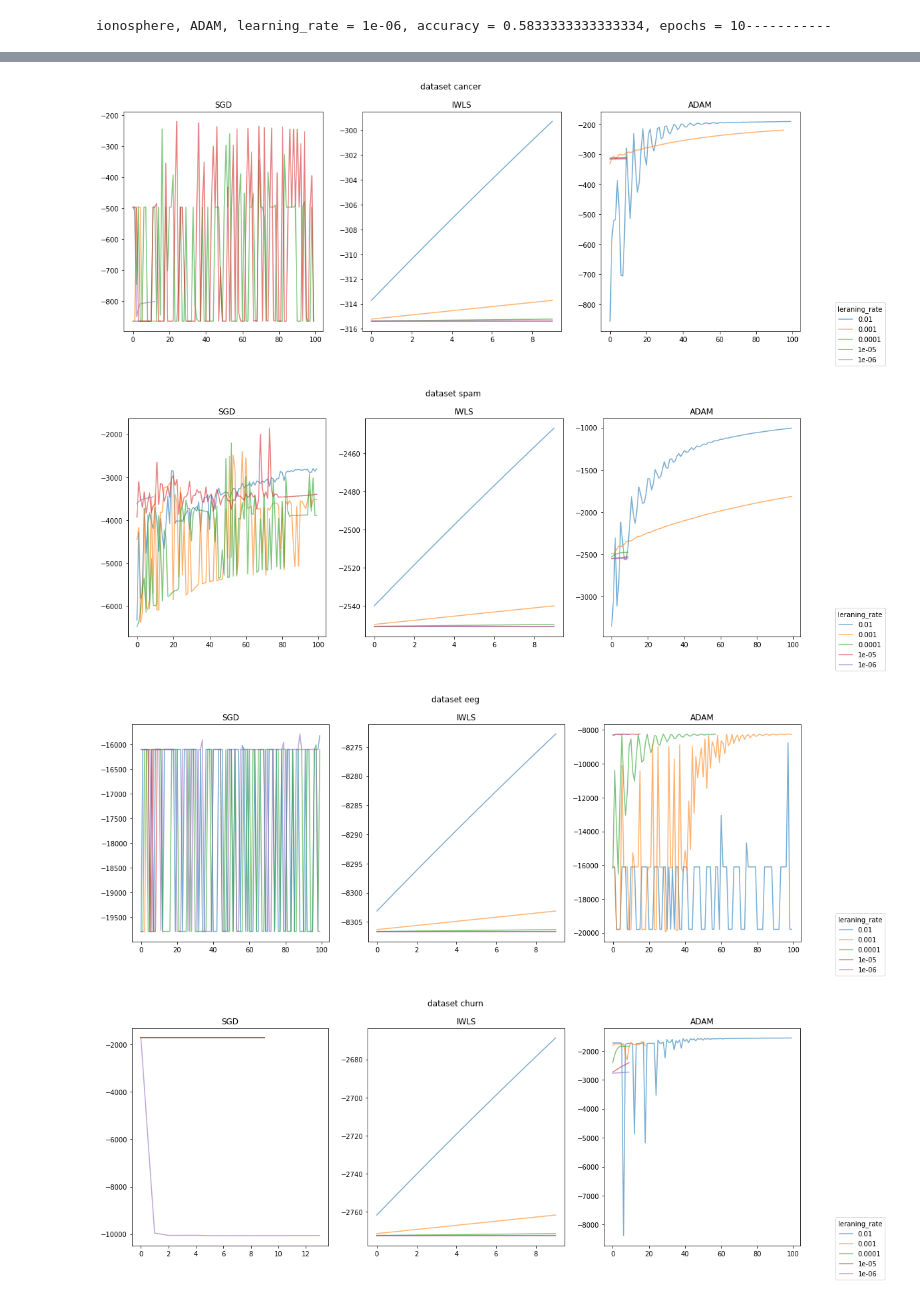
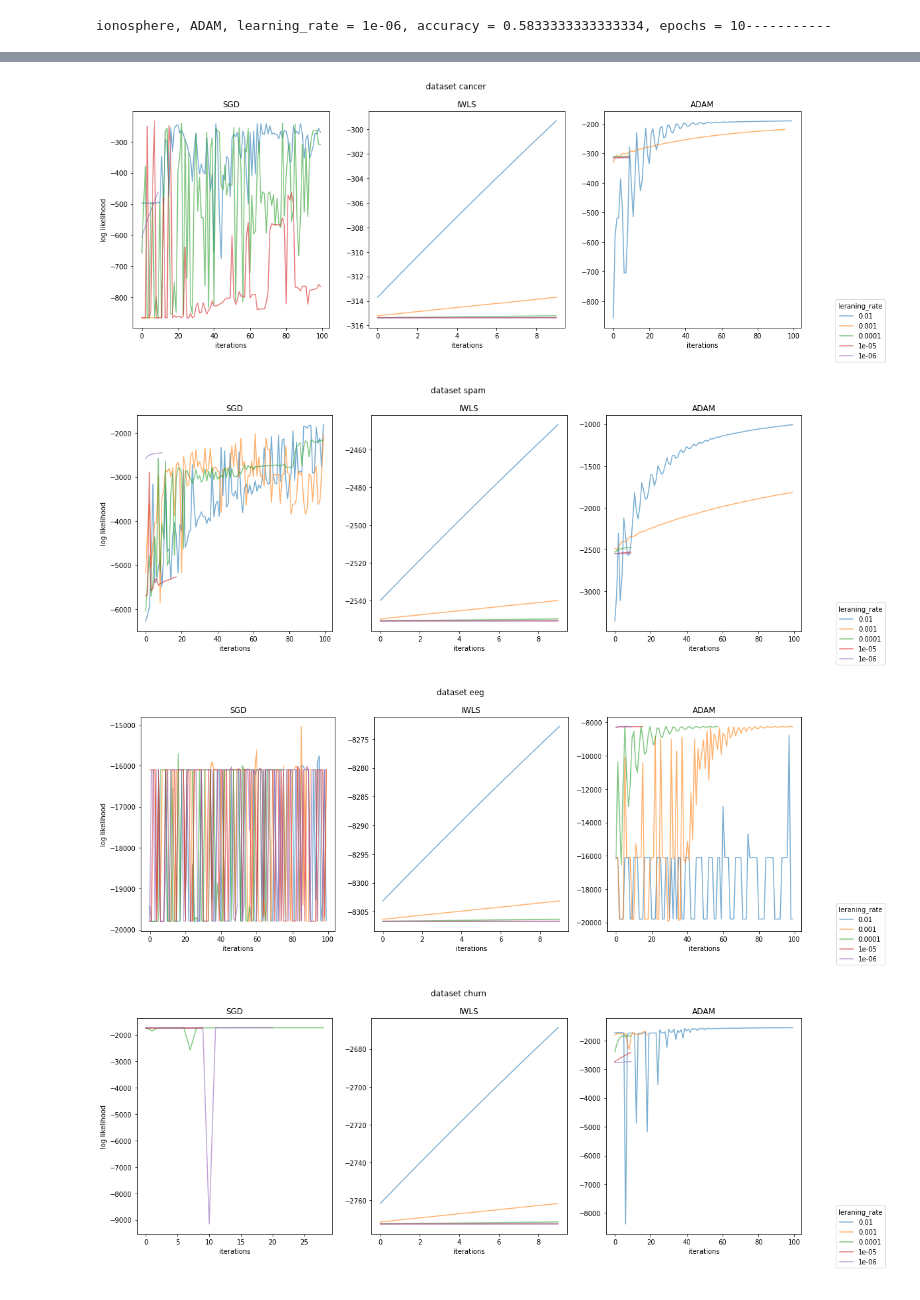
Before and after one commit to DenKakai/AML-project1, a Jupyter notebook: convergence.ipynb, the cells around one changed output, grey strips where cells are left out. Saved outputs shown, nothing was run; the diff lists cells and outputs as text; code cells hidden in the pictures.

```diff
--- a/convergence.ipynb
+++ b/convergence.ipynb
@@ -167,7 +167,7 @@ results = {
 n_splits = 1
 for dataset in datasets:
     X_train, X_test, y_train, y_test = train_test_split(datasets[dataset][0], datasets[dataset][1], test_size=0.2, random_state=420)
-    batch_size = 64
+    batch_size = 2 ** int(np.log2(X_train.shape[0] ** (1/2)))
     for opt_algorithm in ['SGD', 'IWLS', 'ADAM']:
         for learning_rate in [1e-2, 1e-3, 1e-4, 1e-5, 1e-6]:
             # for r in np.random.randint(1, 10000, n_splits):
@@ -197,6 +197,8 @@ df.head()
 for ds in datasets:
     fig, axes = plt.subplots(1, 3, figsize=(18, 6))
     handles, labels = [], []
+
+    axes[0].set_ylabel('log likelihood')
     for ax, alg in zip(np.ravel(axes), ['SGD', 'IWLS', 'ADAM']):
         subset = df[(df['algorithm'] == alg) & (df['dataset'] == ds)]
         subset.reset_index(drop = True, inplace = True)
@@ -205,10 +207,11 @@ for ds in datasets:
             handles.append(line)
             labels.append(row['learning_rate'])
             ax.set_title(f'{alg}')
+            ax.set_xlabel('iterations')
     fig.suptitle(f'dataset {ds}')
     legend = fig.legend(handles[:len(subset)], labels, loc='lower right')
     legend.set_title('leraning_rate')
-    fig.savefig(f'./media/batch64/{ds}.png', dpi = 200)
+    fig.savefig(f'./media/batchsqrt/{ds}.png', dpi = 200)
     plt.show()  # or savefig() if you want to save the figure
 
 # balanced acc as stopcondition
@@ -220,4 +223,4 @@ for ds in datasets:
-[figure, old version]
+[figure, new version]
-[figure, old version]
+[figure, new version]
-[figure, old version]
+[figure, new version]
-[figure, old version]
+[figure, new version]
```
Also changed, not shown: parts of 2 cells of this notebook.
